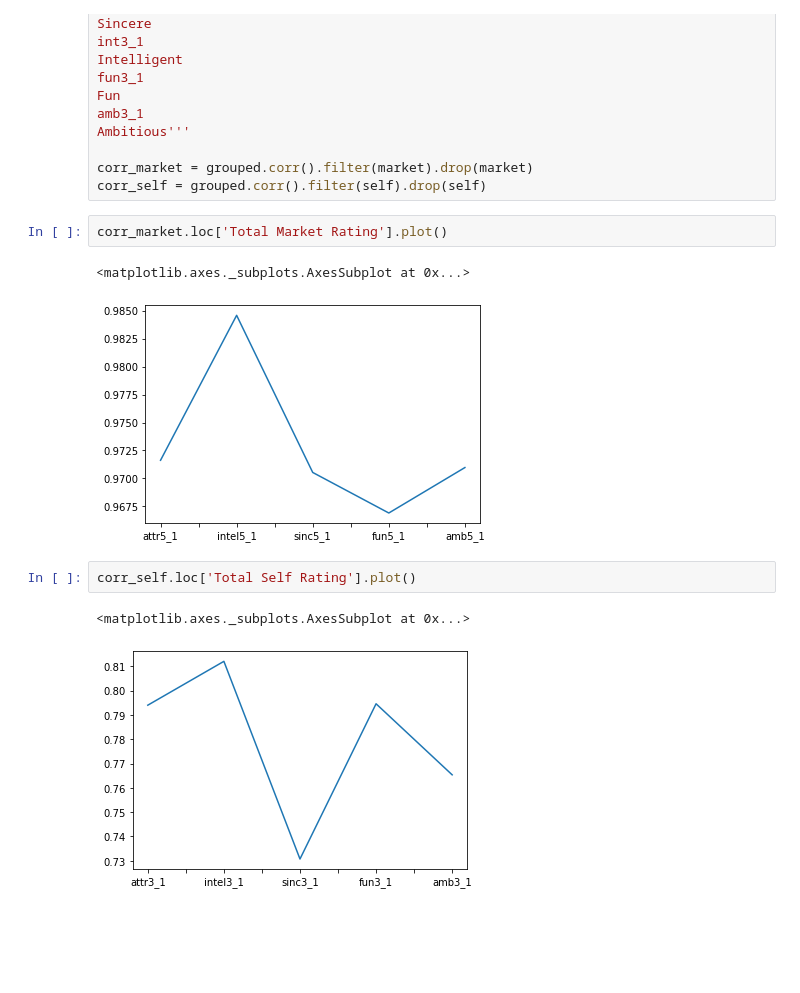
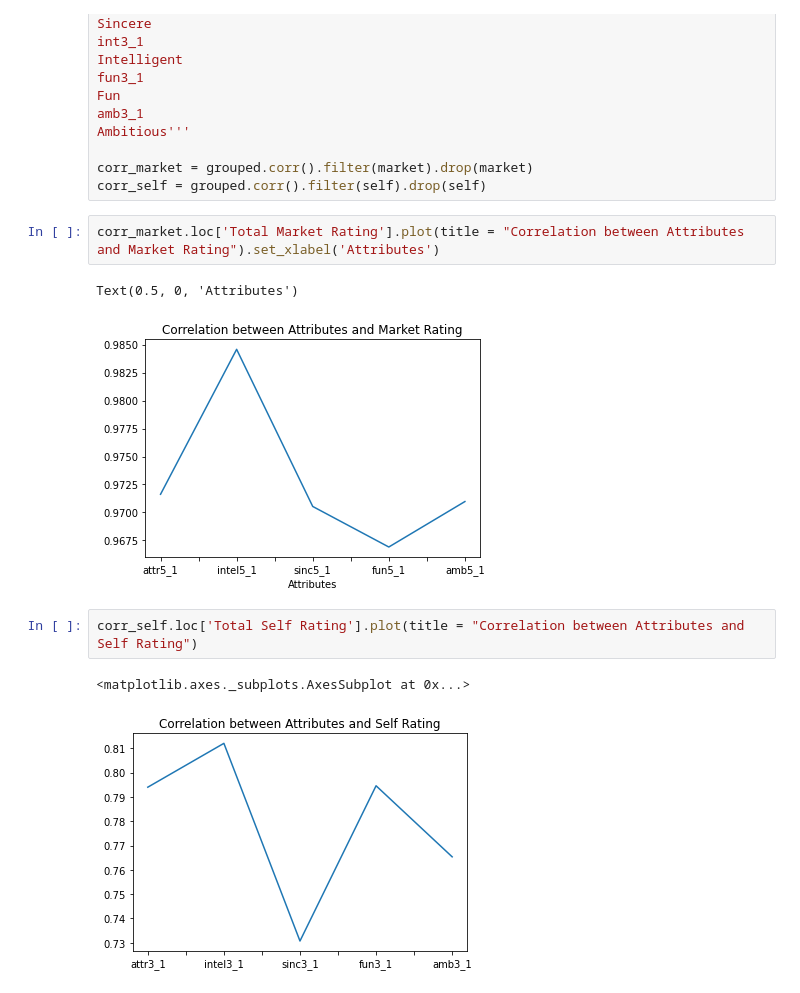
Before and after one commit to okwan91/Speed_dating, a Jupyter notebook: Notebooks/Graphs.ipynb, the cells around one changed output. Cells and saved outputs as stored; diff of their text form; blank space fills up the shorter version.

```diff
--- a/Notebooks/Graphs.ipynb
+++ b/Notebooks/Graphs.ipynb
@@ -206,12 +256,12 @@ Ambitious'''
 corr_market = grouped.corr().filter(market).drop(market)
 corr_self = grouped.corr().filter(self).drop(self)
 # %%
-corr_market.loc['Total Market Rating'].plot()
+corr_market.loc['Total Market Rating'].plot(title = "Correlation between Attributes and Market Rating").set_xlabel('Attributes')
 # %% [output]
-<matplotlib.axes._subplots.AxesSubplot at 0x...>
+Text(0.5, 0, 'Attributes')
-[figure, old version]
+[figure, new version]
 # %%
-corr_self.loc['Total Self Rating'].plot()
+corr_self.loc['Total Self Rating'].plot(title = "Correlation between Attributes and Self Rating")
 # %% [output]
 <matplotlib.axes._subplots.AxesSubplot at 0x...>
-[figure, old version]
+[figure, new version]
```
Also changed, not shown: parts of 13 cells of this notebook, 10 other files.
